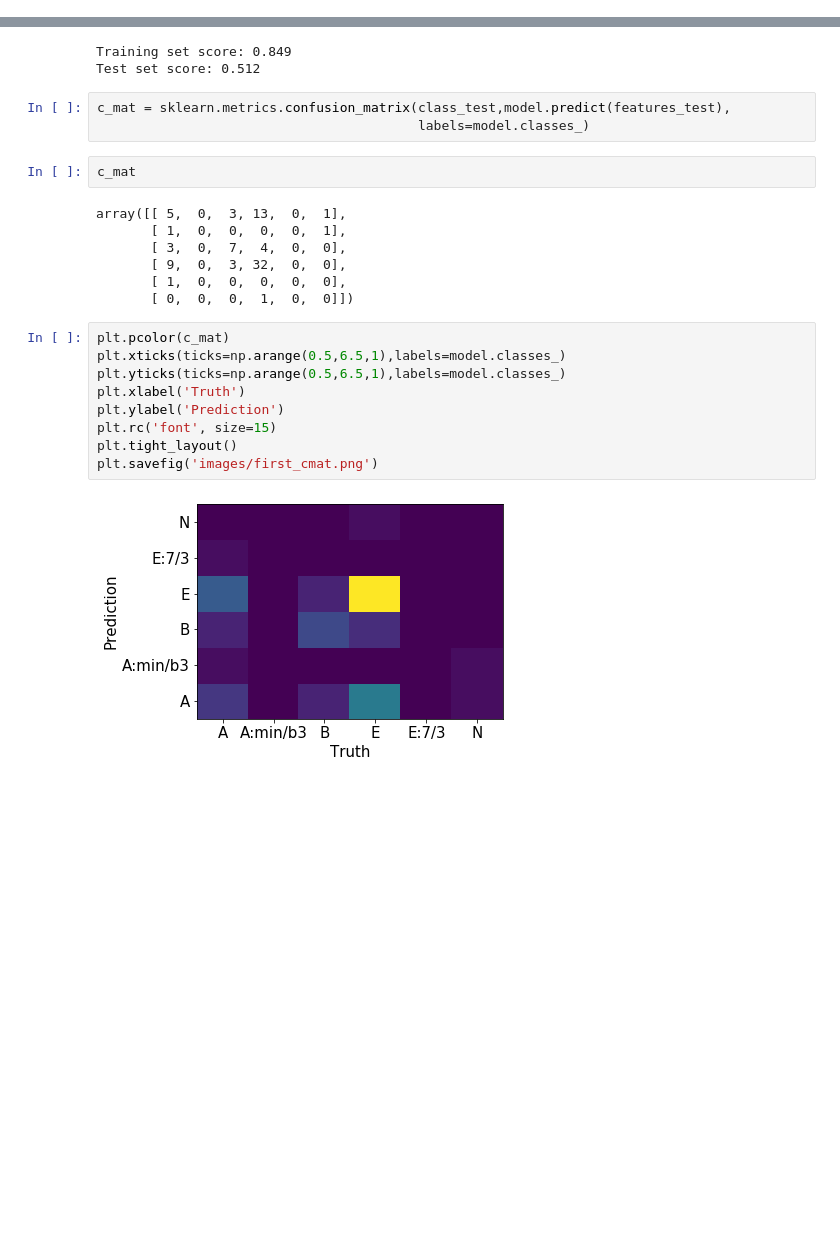
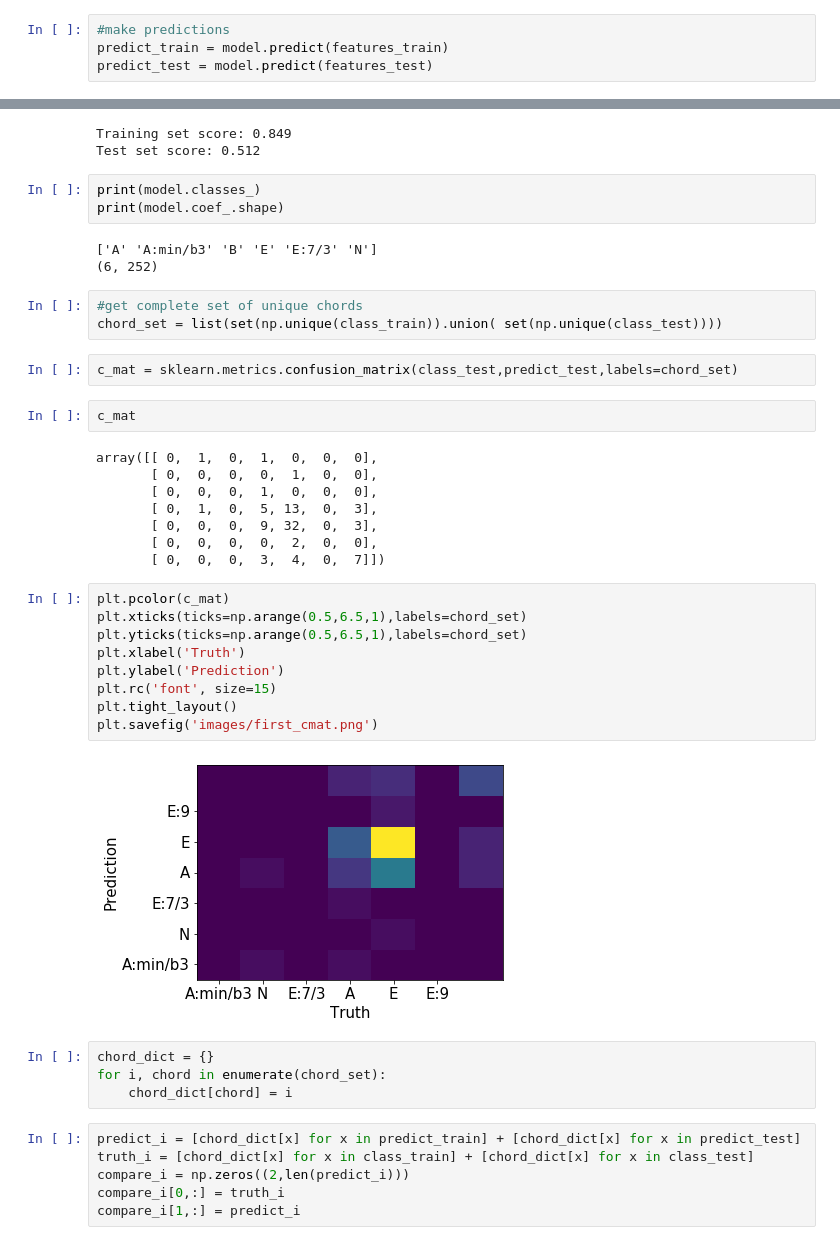
Before and after one commit to tristanlmiller/auto-guitar-tabs, a Jupyter notebook: initial_exploration/First model.ipynb, the cells around one changed output, grey strips where cells are left out. Cells and saved outputs as stored; diff of their text form; blank space fills up the shorter version.

Commit message:
Plot prediction of chords

```diff
--- a/initial_exploration/First model.ipynb
+++ b/initial_exploration/First model.ipynb
@@ -269,29 +258,52 @@ model.coef_.shape
+# %%
+#make predictions
+predict_train = model.predict(features_train)
+predict_test = model.predict(features_test)
 # %%
 print(f'Training set score: {model.score(features_train,class_train):.3f}')
 print(f'Test set score: {model.score(features_test,class_test):.3f}')
 # %% [output]
 Training set score: 0.849
 Test set score: 0.512
+# %%
+print(model.classes_)
+print(model.coef_.shape)
+# %% [output]
+['A' 'A:min/b3' 'B' 'E' 'E:7/3' 'N']
+(6, 252)
+# %%
+#get complete set of unique chords
+chord_set = list(set(np.unique(class_train)).union( set(np.unique(class_test))))
 # %%
-c_mat = sklearn.metrics.confusion_matrix(class_test,model.predict(features_test),
-                                         labels=model.classes_)
+c_mat = sklearn.metrics.confusion_matrix(class_test,predict_test,labels=chord_set)
 # %%
 c_mat
 # %% [output]
-array([[ 5,  0,  3, 13,  0,  1],
-       [ 1,  0,  0,  0,  0,  1],
-       [ 3,  0,  7,  4,  0,  0],
-       [ 9,  0,  3, 32,  0,  0],
-       [ 1,  0,  0,  0,  0,  0],
-       [ 0,  0,  0,  1,  0,  0]])
+array([[ 0,  1,  0,  1,  0,  0,  0],
+       [ 0,  0,  0,  0,  1,  0,  0],
+       [ 0,  0,  0,  1,  0,  0,  0],
+       [ 0,  1,  0,  5, 13,  0,  3],
+       [ 0,  0,  0,  9, 32,  0,  3],
+       [ 0,  0,  0,  0,  2,  0,  0],
+       [ 0,  0,  0,  3,  4,  0,  7]])
 # %%
 plt.pcolor(c_mat)
-plt.xticks(ticks=np.arange(0.5,6.5,1),labels=model.classes_)
-plt.yticks(ticks=np.arange(0.5,6.5,1),labels=model.classes_)
+plt.xticks(ticks=np.arange(0.5,6.5,1),labels=chord_set)
+plt.yticks(ticks=np.arange(0.5,6.5,1),labels=chord_set)
 plt.xlabel('Truth')
 plt.ylabel('Prediction')
 plt.rc('font', size=15)
 plt.tight_layout()
 plt.savefig('images/first_cmat.png')
 # %% [output]
-[figure, old version]
+[figure, new version]
+# %%
+chord_dict = {}
+for i, chord in enumerate(chord_set):
+    chord_dict[chord] = i
+# %%
+predict_i = [chord_dict[x] for x in predict_train] + [chord_dict[x] for x in predict_test]
+truth_i = [chord_dict[x] for x in class_train] + [chord_dict[x] for x in class_test]
+compare_i = np.zeros((2,len(predict_i)))
+compare_i[0,:] = truth_i
+compare_i[1,:] = predict_i
```
Also changed, not shown: parts of 7 cells of this notebook, 6 other files.
